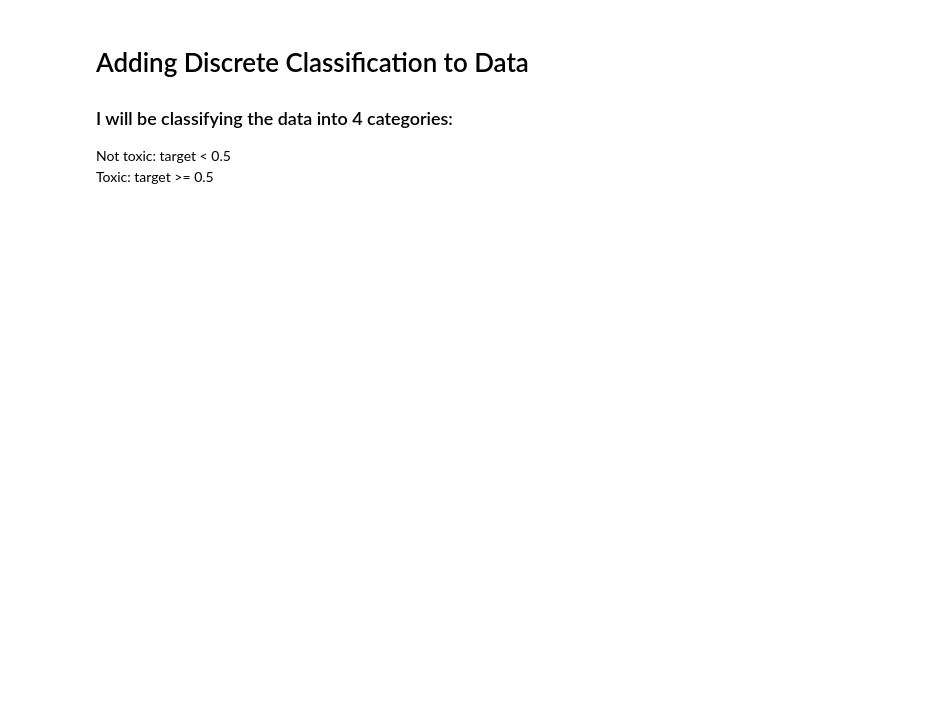
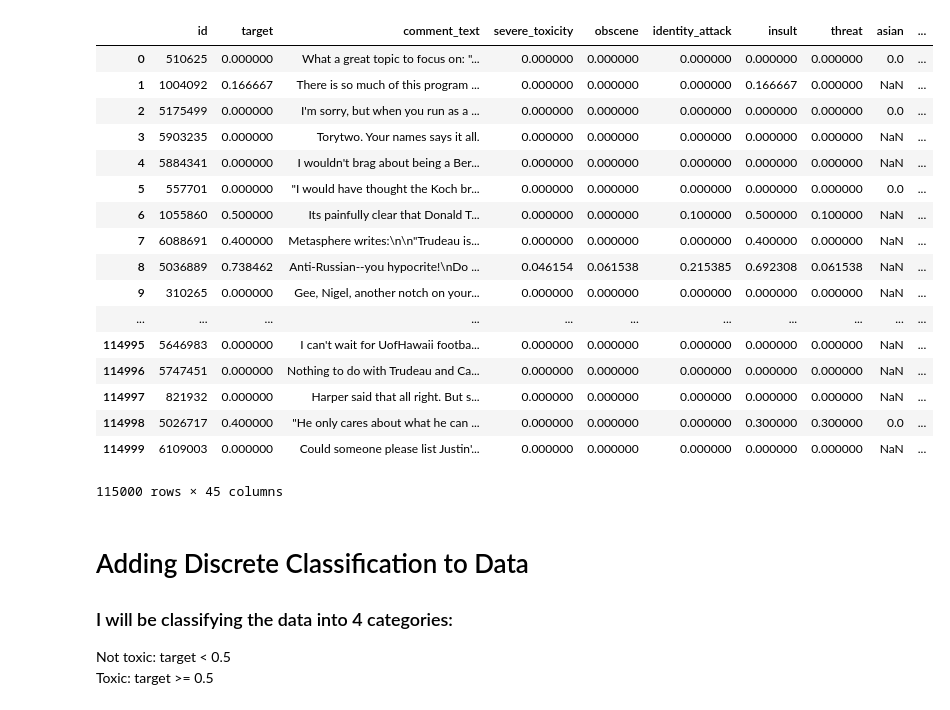
Before and after one commit to mayinghan/CAP4770Group7, a Jupyter notebook: Gregory/TF_IDF Text Classification.ipynb, the cells around one changed output. Saved outputs shown, nothing was run; the diff lists cells and outputs as text; code cells hidden in the pictures; blank space fills up the shorter version.

```diff
--- a/Gregory/TF_IDF Text Classification.ipynb
+++ b/Gregory/TF_IDF Text Classification.ipynb
@@ -13,6 +14,26 @@ import numpy as np
 comment_data = pd.read_csv('/Users/gregdecanio/Desktop/CAP4770/Group7_Project/CAP4770Group7/new_data.csv')
 # %%
 #comment_data.head()
+comment_data
+# %% [output]
+|  | id | target | comment_text | severe_toxicity | obscene | identity_attack | insult | threat | asian | ... |
+| 0 | 510625 | 0.000000 | What a great topic to focus on: "... | 0.000000 | 0.000000 | 0.000000 | 0.000000 | 0.000000 | 0.0 | ... |
+| 1 | 1004092 | 0.166667 | There is so much of this program ... | 0.000000 | 0.000000 | 0.000000 | 0.166667 | 0.000000 | NaN | ... |
+| 2 | 5175499 | 0.000000 | I'm sorry, but when you run as a ... | 0.000000 | 0.000000 | 0.000000 | 0.000000 | 0.000000 | 0.0 | ... |
+| 3 | 5903235 | 0.000000 | Torytwo. Your names says it all. | 0.000000 | 0.000000 | 0.000000 | 0.000000 | 0.000000 | NaN | ... |
+| 4 | 5884341 | 0.000000 | I wouldn't brag about being a Ber... | 0.000000 | 0.000000 | 0.000000 | 0.000000 | 0.000000 | NaN | ... |
+| 5 | 557701 | 0.000000 | "I would have thought the Koch br... | 0.000000 | 0.000000 | 0.000000 | 0.000000 | 0.000000 | 0.0 | ... |
+| 6 | 1055860 | 0.500000 | Its painfully clear that Donald T... | 0.000000 | 0.000000 | 0.100000 | 0.500000 | 0.100000 | NaN | ... |
+| 7 | 6088691 | 0.400000 | Metasphere writes:\n\n"Trudeau is... | 0.000000 | 0.000000 | 0.000000 | 0.400000 | 0.000000 | NaN | ... |
+| 8 | 5036889 | 0.738462 | Anti-Russian--you hypocrite!\nDo ... | 0.046154 | 0.061538 | 0.215385 | 0.692308 | 0.061538 | NaN | ... |
+| 9 | 310265 | 0.000000 | Gee, Nigel, another notch on your... | 0.000000 | 0.000000 | 0.000000 | 0.000000 | 0.000000 | NaN | ... |
+| ... | ... | ... | ... | ... | ... | ... | ... | ... | ... | ... |
+| 114995 | 5646983 | 0.000000 | I can't wait for UofHawaii footba... | 0.000000 | 0.000000 | 0.000000 | 0.000000 | 0.000000 | NaN | ... |
+| 114996 | 5747451 | 0.000000 | Nothing to do with Trudeau and Ca... | 0.000000 | 0.000000 | 0.000000 | 0.000000 | 0.000000 | NaN | ... |
+| 114997 | 821932 | 0.000000 | Harper said that all right. But s... | 0.000000 | 0.000000 | 0.000000 | 0.000000 | 0.000000 | NaN | ... |
+| 114998 | 5026717 | 0.400000 | "He only cares about what he can ... | 0.000000 | 0.000000 | 0.000000 | 0.300000 | 0.300000 | 0.0 | ... |
+| 114999 | 6109003 | 0.000000 | Could someone please list Justin'... | 0.000000 | 0.000000 | 0.000000 | 0.000000 | 0.000000 | NaN | ... |
+115000 rows × 45 columns
 # %%
 #%matplotlib inline
 #plot = comment_data['target'].hist(bins=20)
```
Also changed, not shown: parts of 26 cells of this notebook, 1 other file.
